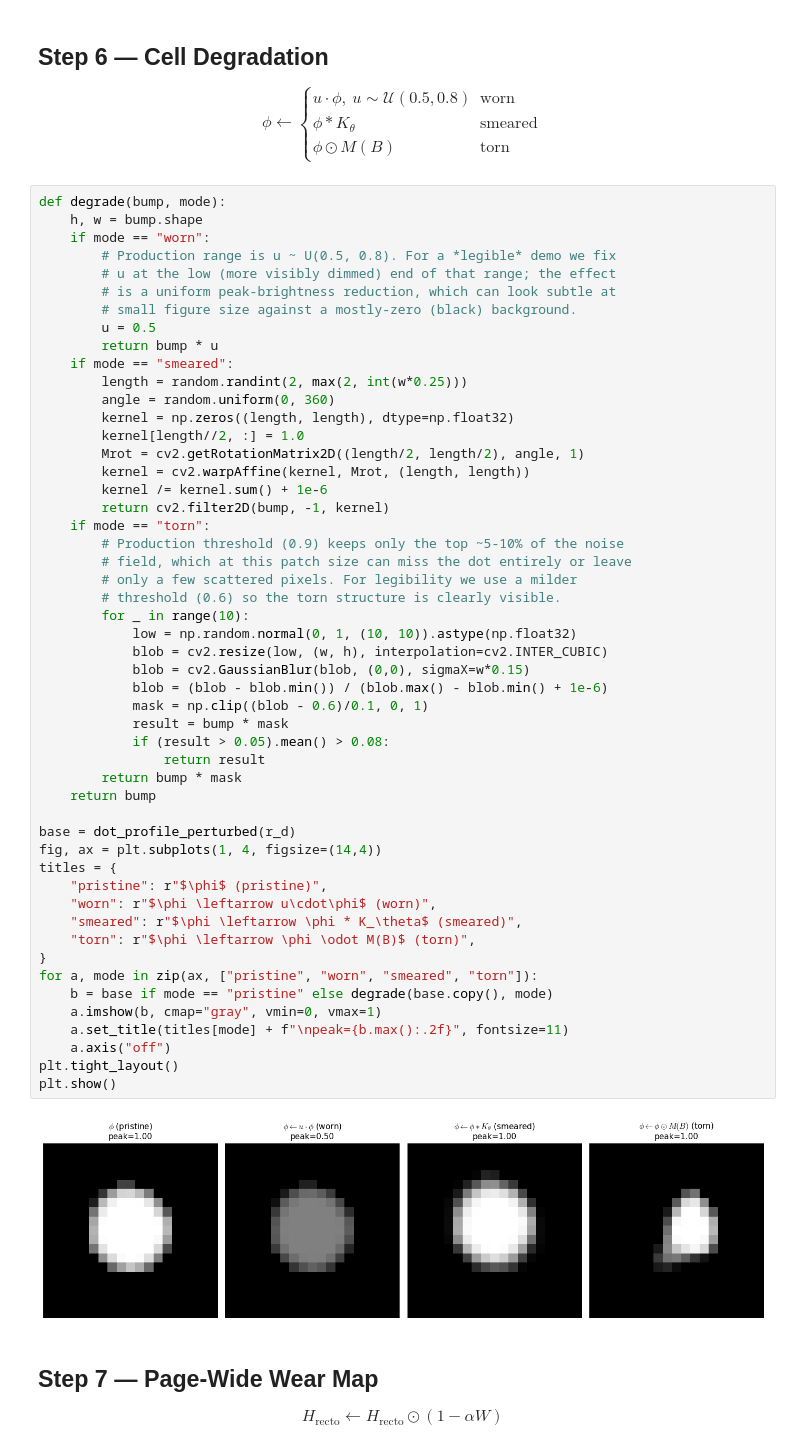
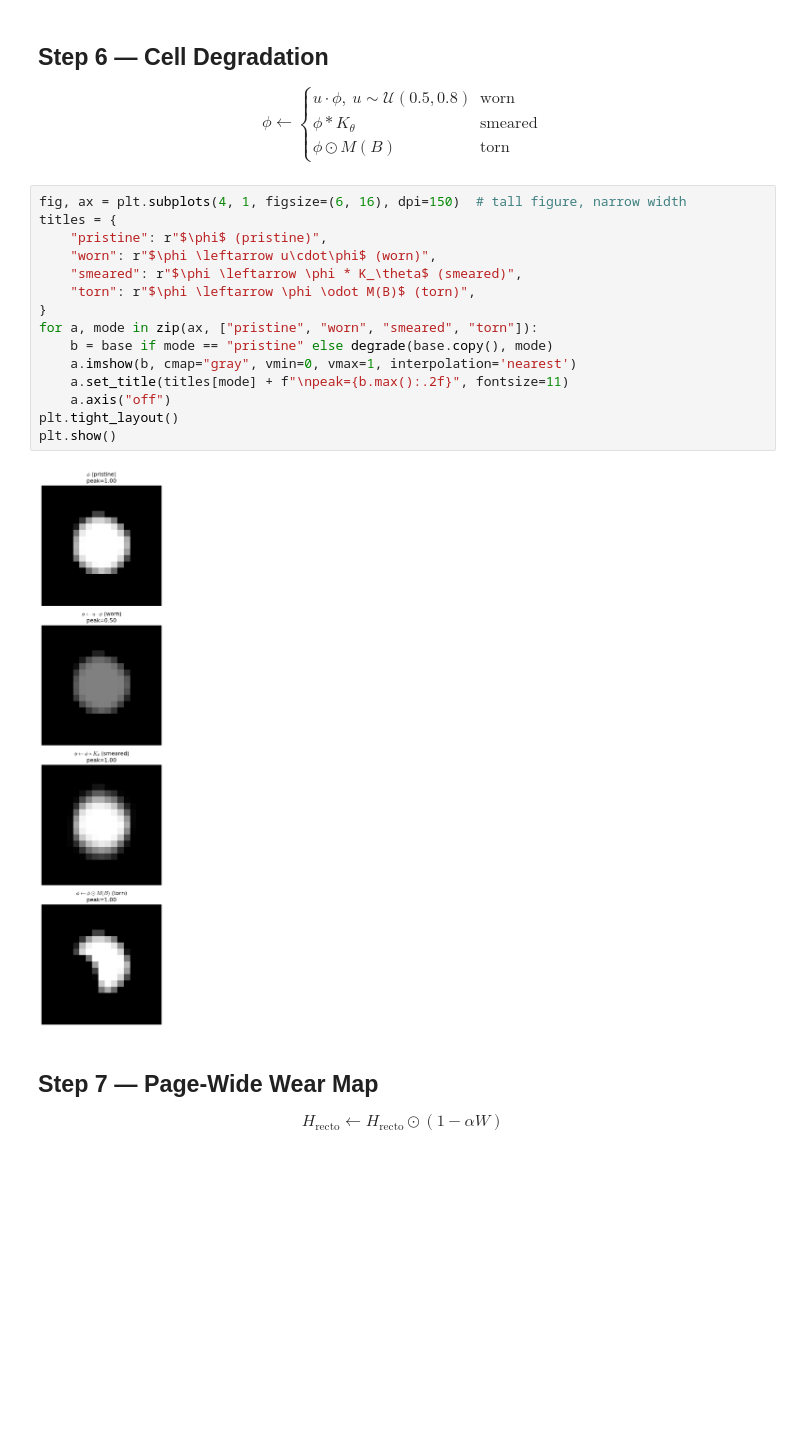
Before and after one commit to supremekhadka/braill2, a Jupyter notebook: notebooks/braille_synthetic_steps.ipynb, the cells around one changed output. Cells and saved outputs as stored; diff of their text form; blank space fills up the shorter version.

Commit message:
Refactor code structure for improved readability and maintainability

```diff
--- a/notebooks/braille_synthetic_steps.ipynb
+++ b/notebooks/braille_synthetic_steps.ipynb
@@ -167,58 +167,22 @@ show(H_recto[:int(4*c_h+2*margin), :int(8*c_w+2*margin)], r"Recto layer $H_{\mat
 ## Step 6 — Cell Degradation
 $$\phi \leftarrow \begin{cases}u\cdot\phi,\ u\sim\mathcal{U}(0.5,0.8) & \text{worn}\\ \phi * K_\theta & \text{smeared}\\ \phi \odot M(B) & \text{torn}\end{cases}$$
 # %%
-def degrade(bump, mode):
-    h, w = bump.shape
-    if mode == "worn":
-        # Production range is u ~ U(0.5, 0.8). For a *legible* demo we fix
-        # u at the low (more visibly dimmed) end of that range; the effect
-        # is a uniform peak-brightness reduction, which can look subtle at
-        # small figure size against a mostly-zero (black) background.
-        u = 0.5
-        return bump * u
-    if mode == "smeared":
-        length = random.randint(2, max(2, int(w*0.25)))
-        angle = random.uniform(0, 360)
-        kernel = np.zeros((length, length), dtype=np.float32)
-        kernel[length//2, :] = 1.0
-        Mrot = cv2.getRotationMatrix2D((length/2, length/2), angle, 1)
-        kernel = cv2.warpAffine(kernel, Mrot, (length, length))
-        kernel /= kernel.sum() + 1e-6
-        return cv2.filter2D(bump, -1, kernel)
-    if mode == "torn":
-        # Production threshold (0.9) keeps only the top ~5-10% of the noise
-        # field, which at this patch size can miss the dot entirely or leave
-        # only a few scattered pixels. For legibility we use a milder
-        # threshold (0.6) so the torn structure is clearly visible.
-        for _ in range(10):
-            low = np.random.normal(0, 1, (10, 10)).astype(np.float32)
-            blob = cv2.resize(low, (w, h), interpolation=cv2.INTER_CUBIC)
-            blob = cv2.GaussianBlur(blob, (0,0), sigmaX=w*0.15)
-            blob = (blob - blob.min()) / (blob.max() - blob.min() + 1e-6)
-            mask = np.clip((blob - 0.6)/0.1, 0, 1)
-            result = bump * mask
-            if (result > 0.05).mean() > 0.08:
-                return result
-        return bump * mask
-    return bump
-
-base = dot_profile_perturbed(r_d)
-fig, ax = plt.subplots(1, 4, figsize=(14,4))
+fig, ax = plt.subplots(4, 1, figsize=(6, 16), dpi=150)  # tall figure, narrow width
 titles = {
     "pristine": r"$\phi$ (pristine)",
     "worn": r"$\phi \leftarrow u\cdot\phi$ (worn)",
     "smeared": r"$\phi \leftarrow \phi * K_\theta$ (smeared)",
     "torn": r"$\phi \leftarrow \phi \odot M(B)$ (torn)",
 }
 for a, mode in zip(ax, ["pristine", "worn", "smeared", "torn"]):
     b = base if mode == "pristine" else degrade(base.copy(), mode)
-    a.imshow(b, cmap="gray", vmin=0, vmax=1)
+    a.imshow(b, cmap="gray", vmin=0, vmax=1, interpolation='nearest')
     a.set_title(titles[mode] + f"\npeak={b.max():.2f}", fontsize=11)
     a.axis("off")
 plt.tight_layout()
 plt.show()
 # %% [output]
-[figure, old version]
+[figure, new version]
 # %% [markdown]
 ## Step 7 — Page-Wide Wear Map
 $$H_{\text{recto}} \leftarrow H_{\text{recto}} \odot (1-\alpha W)$$
```
Also changed, not shown: parts of 9 cells of this notebook, 3 other files.
